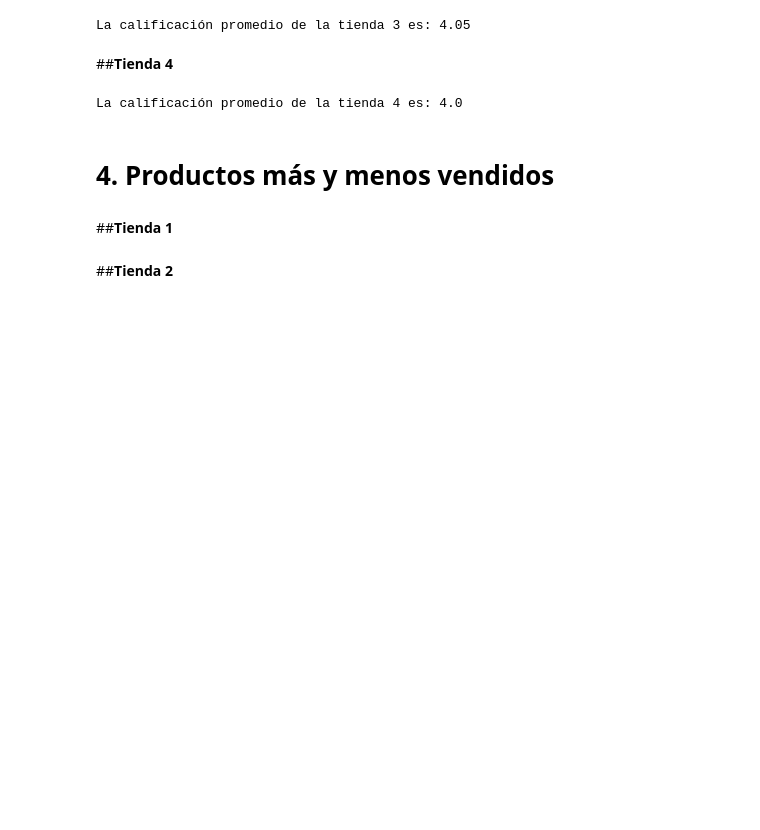
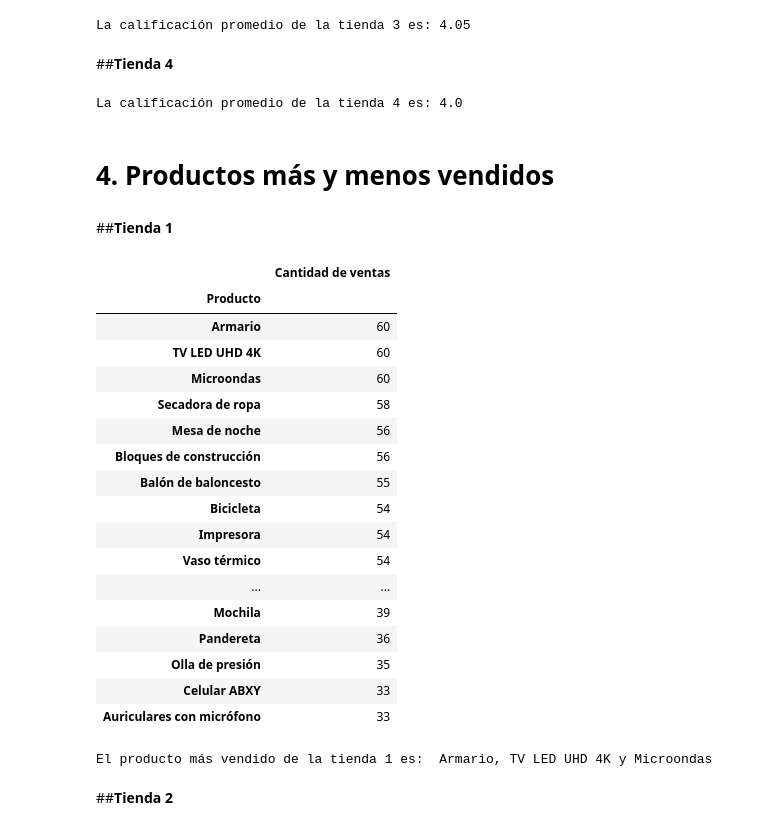
Before and after one commit to Fvargasv/Desafio-Alura-Store, a Jupyter notebook: AluraStoreLatam.ipynb, the cells around one changed output. Cells and saved outputs as stored; diff of their text form; code cells hidden in the pictures; blank space fills up the shorter version.

```diff
--- a/AluraStoreLatam.ipynb
+++ b/AluraStoreLatam.ipynb
@@ -334,5 +334,31 @@ La calificación promedio de la tienda 4 es: 4.0
 # 4. Productos más y menos vendidos
 # %% [markdown]
 ##**Tienda 1**
+# %%
+cant_productos1 = tienda1.groupby('Producto')[['Precio']].count().sort_values('Precio', ascending= False).rename(columns={'Precio':'Cantidad de ventas'})
+cant_productos1
+# %% [output]
+|  | Cantidad de ventas |
+| Producto |  |
+| Armario | 60 |
+| TV LED UHD 4K | 60 |
+| Microondas | 60 |
+| Secadora de ropa | 58 |
+| Mesa de noche | 56 |
+| Bloques de construcción | 56 |
+| Balón de baloncesto | 55 |
+| Bicicleta | 54 |
+| Impresora | 54 |
+| Vaso térmico | 54 |
+| ... | ... |
+| Mochila | 39 |
+| Pandereta | 36 |
+| Olla de presión | 35 |
+| Celular ABXY | 33 |
+| Auriculares con micrófono | 33 |
+# %%
+print(f'El producto más vendido de la tienda 1 es:  {cant_productos1.index[0]}, {cant_productos1.index[1]} y {cant_productos1.index[2] }')
+# %% [output]
+El producto más vendido de la tienda 1 es:  Armario, TV LED UHD 4K y Microondas
 # %% [markdown]
 ##**Tienda 2**
```
Also changed, not shown: parts of 6 cells of this notebook.
